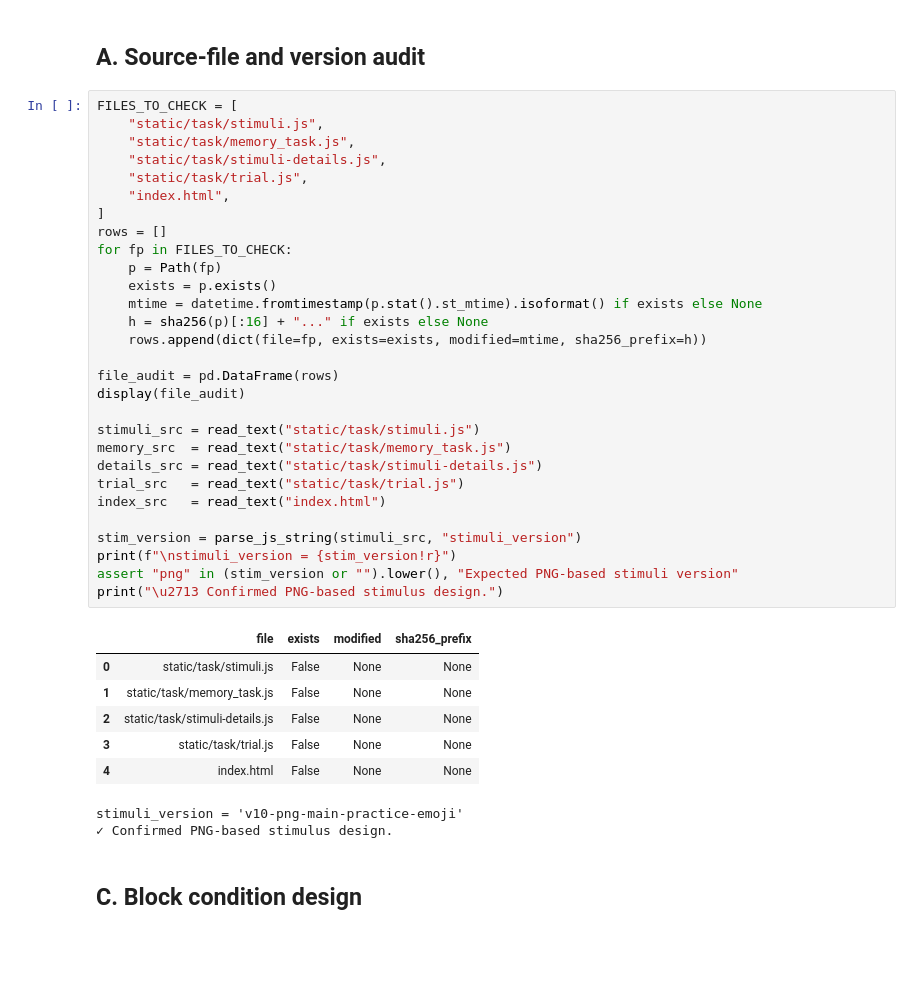
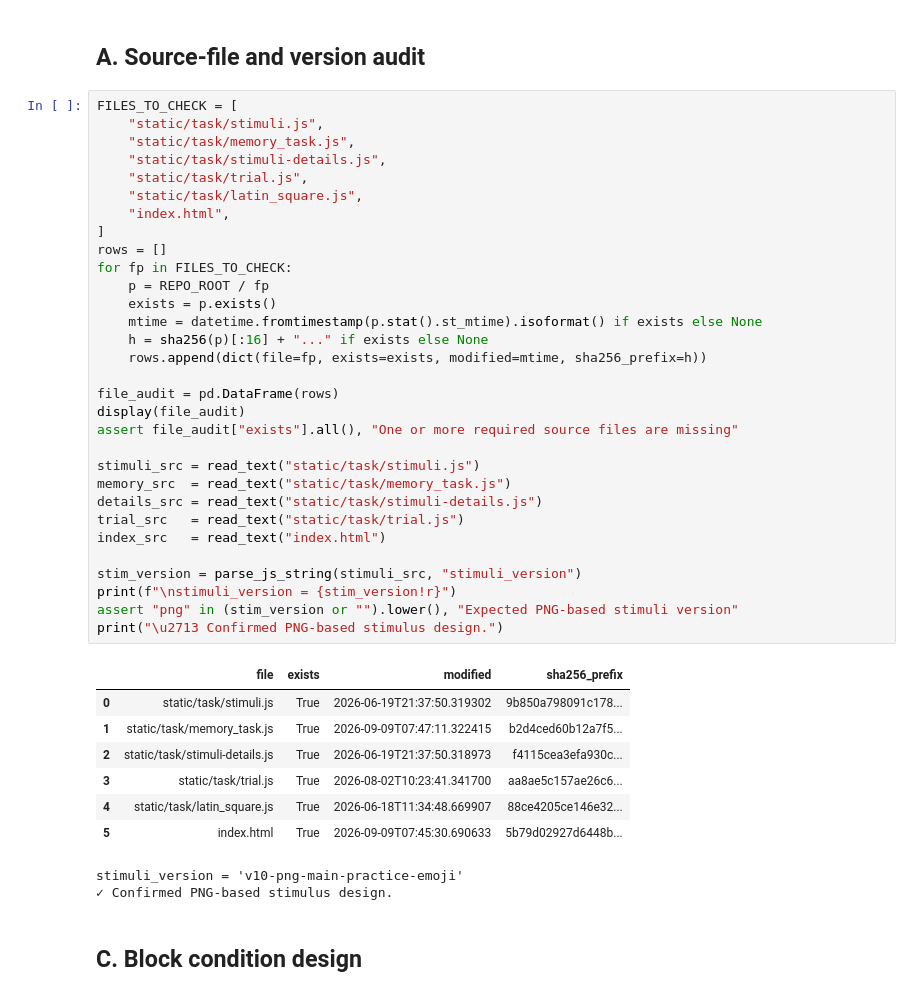
Before and after one commit to beaverjuly/DroneTask, a Jupyter notebook: design_checks/03 counterbalancing.ipynb, the cells around one changed output. Cells and saved outputs as stored; diff of their text form; blank space fills up the shorter version.

```diff
--- a/design_checks/03 counterbalancing.ipynb
+++ b/design_checks/03 counterbalancing.ipynb
@@ -74,39 +74,42 @@ Setup complete.
 # %%
 FILES_TO_CHECK = [
     "static/task/stimuli.js",
     "static/task/memory_task.js",
     "static/task/stimuli-details.js",
     "static/task/trial.js",
+    "static/task/latin_square.js",
     "index.html",
 ]
 rows = []
 for fp in FILES_TO_CHECK:
-    p = Path(fp)
+    p = REPO_ROOT / fp
     exists = p.exists()
     mtime = datetime.fromtimestamp(p.stat().st_mtime).isoformat() if exists else None
     h = sha256(p)[:16] + "..." if exists else None
     rows.append(dict(file=fp, exists=exists, modified=mtime, sha256_prefix=h))
 
 file_audit = pd.DataFrame(rows)
 display(file_audit)
+assert file_audit["exists"].all(), "One or more required source files are missing"
 
 stimuli_src = read_text("static/task/stimuli.js")
 memory_src  = read_text("static/task/memory_task.js")
 details_src = read_text("static/task/stimuli-details.js")
 trial_src   = read_text("static/task/trial.js")
 index_src   = read_text("index.html")
 
 stim_version = parse_js_string(stimuli_src, "stimuli_version")
 print(f"\nstimuli_version = {stim_version!r}")
 assert "png" in (stim_version or "").lower(), "Expected PNG-based stimuli version"
 print("\u2713 Confirmed PNG-based stimulus design.")
 # %% [output]
 |  | file | exists | modified | sha256_prefix |
-| 0 | static/task/stimuli.js | False | None | None |
-| 1 | static/task/memory_task.js | False | None | None |
-| 2 | static/task/stimuli-details.js | False | None | None |
-| 3 | static/task/trial.js | False | None | None |
-| 4 | index.html | False | None | None |
+| 0 | static/task/stimuli.js | True | 2026-06-19T21:37:50.319302 | 9b850a798091c178... |
+| 1 | static/task/memory_task.js | True | 2026-09-09T07:47:11.322415 | b2d4ced60b12a7f5... |
+| 2 | static/task/stimuli-details.js | True | 2026-06-19T21:37:50.318973 | f4115cea3efa930c... |
+| 3 | static/task/trial.js | True | 2026-08-02T10:23:41.341700 | aa8ae5c157ae26c6... |
+| 4 | static/task/latin_square.js | True | 2026-06-18T11:34:48.669907 | 88ce4205ce146e32... |
+| 5 | index.html | True | 2026-09-09T07:45:30.690633 | 5b79d02927d6448b... |
 stimuli_version = 'v10-png-main-practice-emoji'
 ✓ Confirmed PNG-based stimulus design.
 # %% [markdown]
```
Also changed, not shown: parts of 4 cells of this notebook, 7 other files.
